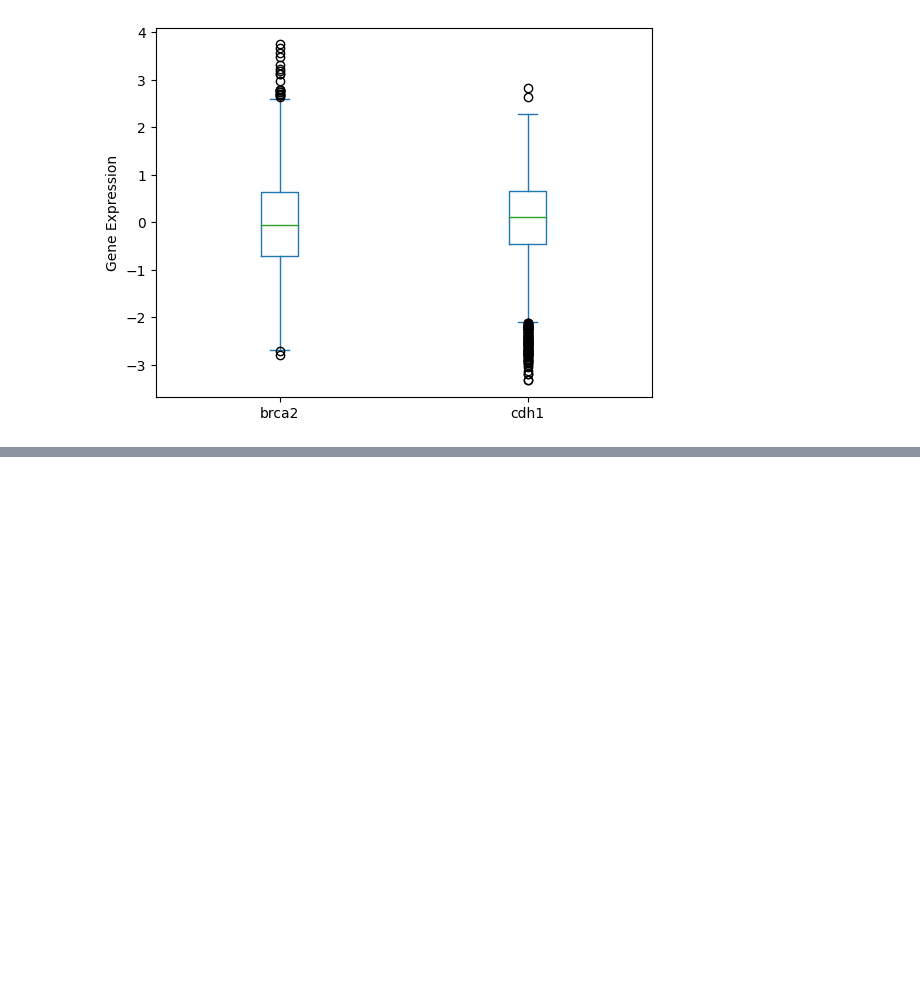
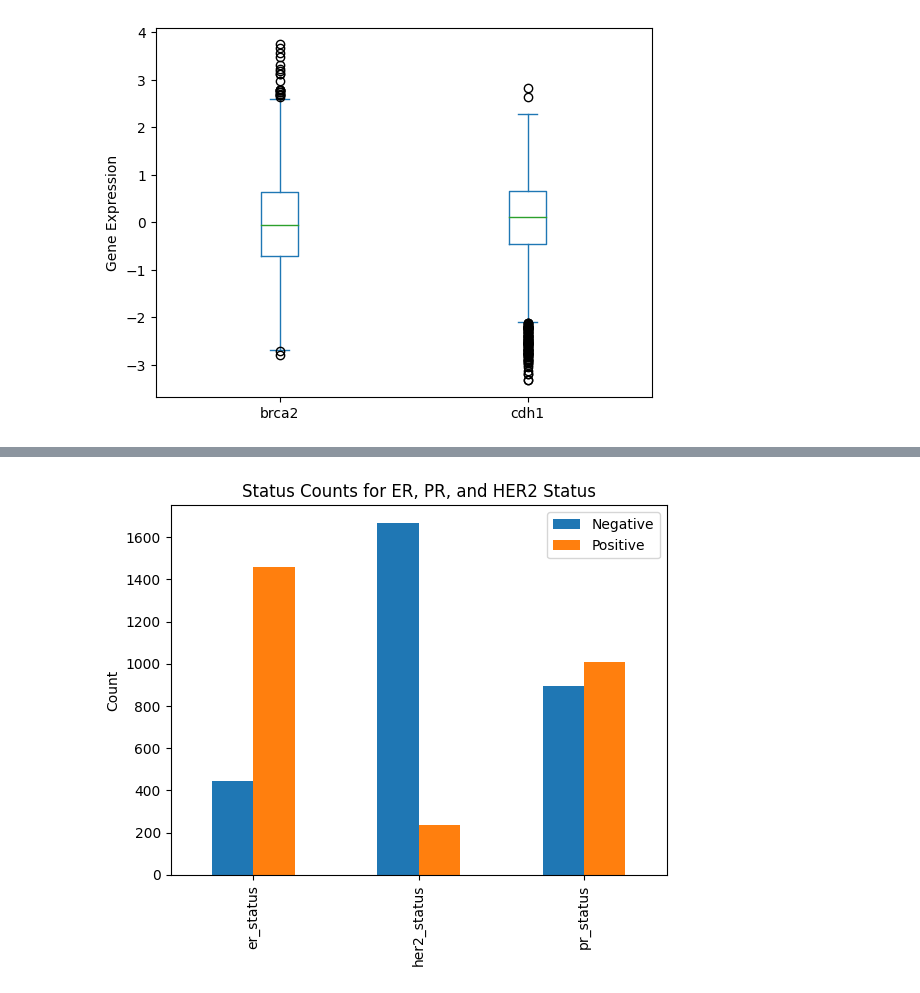
Before and after one commit to lilythomson13/finalproject, a Jupyter notebook: EDA.ipynb, the cells around one changed output, grey strips where cells are left out. Saved outputs shown, nothing was run; the diff lists cells and outputs as text; code cells hidden in the pictures; blank space fills up the shorter version.

```diff
--- a/EDA.ipynb
+++ b/EDA.ipynb
@@ -143,0 +162,13 @@ plt.show()
+# %%
+# EDA of ER, PR, and HER2 status
+
+status_counts = df[['er_status', 'her2_status', 'pr_status']].apply(lambda col: col.value_counts())
+
+status_counts.T.plot(kind='bar')
+
+plt.ylabel('Count')
+plt.title('Status Counts for ER, PR, and HER2 Status')
+
+plt.show()
+# %% [output]
+[figure, added]
```
Also changed, not shown: parts of 3 cells of this notebook.
